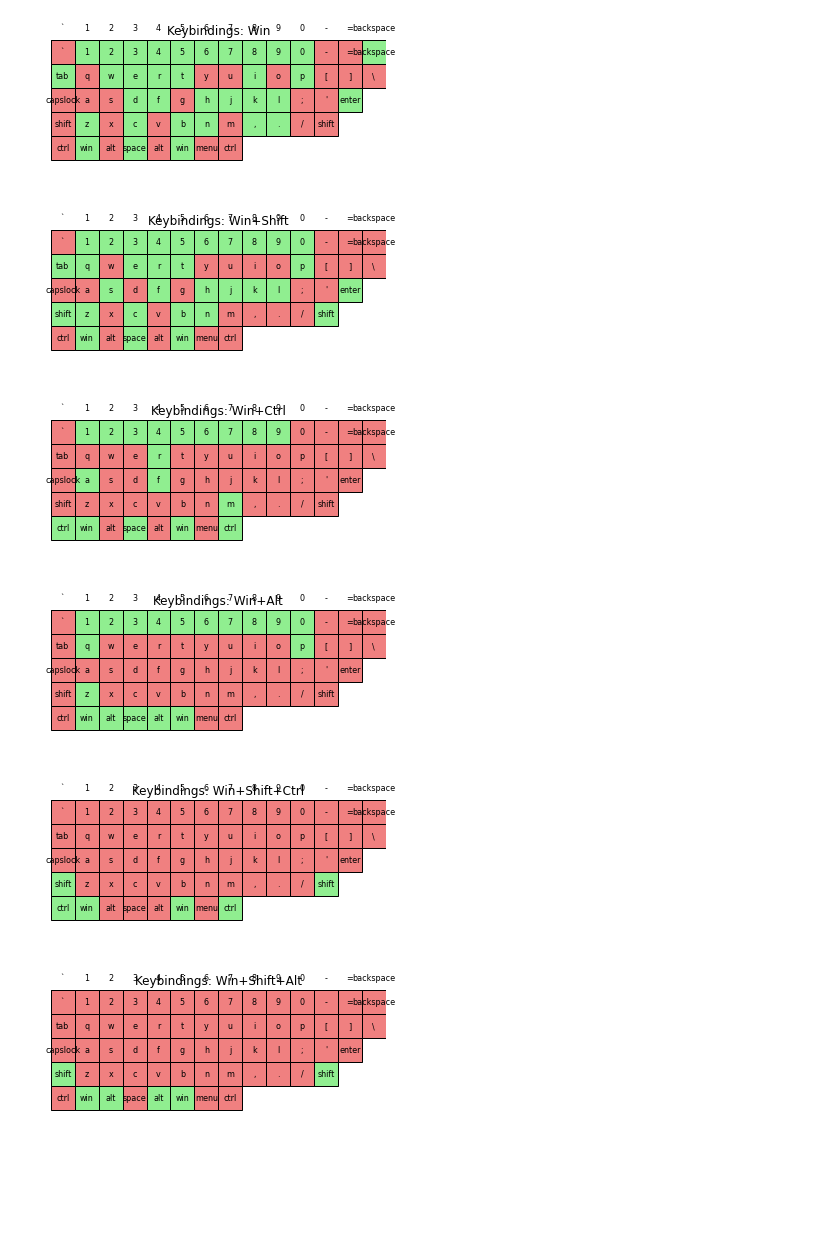
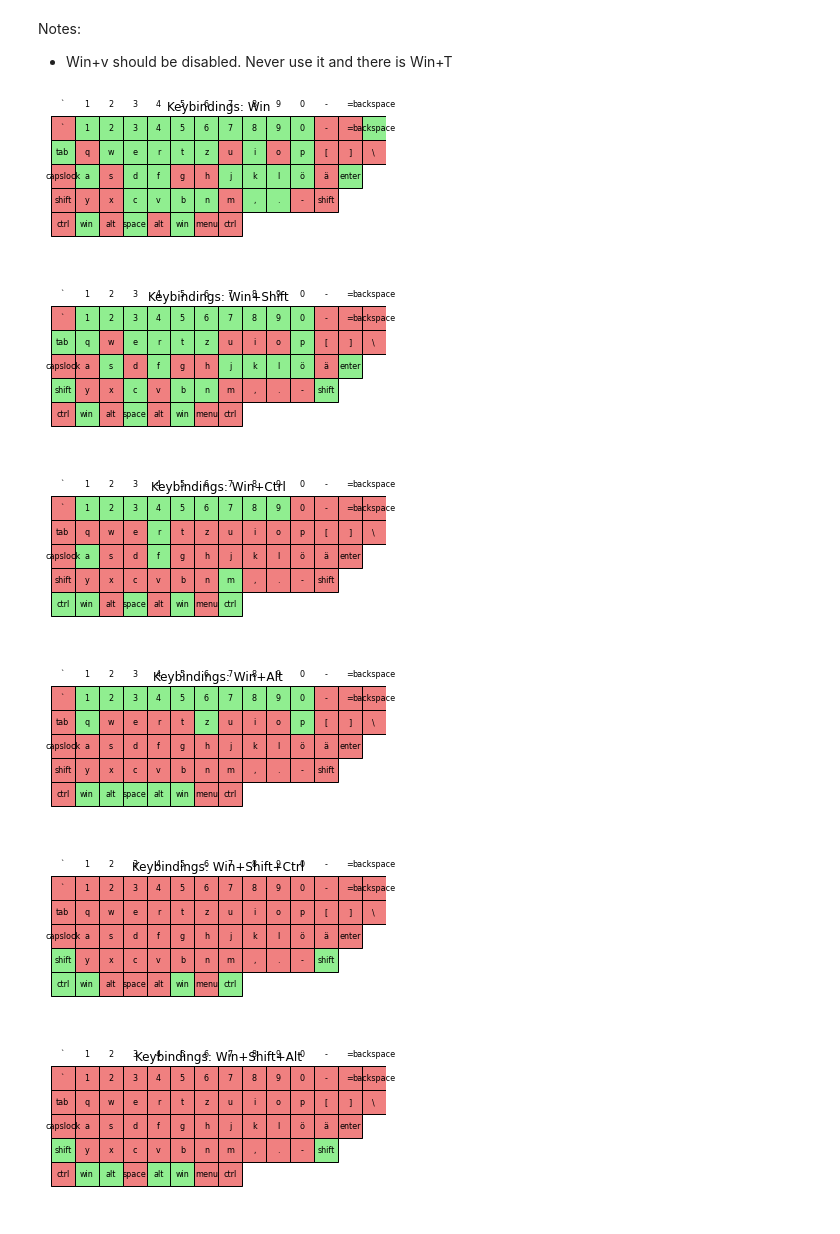
Before and after one commit to sonofhypnos/my-keyboard-layout, a Jupyter notebook: keyboard_layout.ipynb, the cells around one changed output. Drawn from its saved outputs; the diff is of its cells as text; code cells hidden in the pictures; blank space fills up the shorter version.

```diff
--- a/keyboard_layout.ipynb
+++ b/keyboard_layout.ipynb
@@ -244,3 +1,6 @@ keyboard_layout
+# %% [markdown]
+Notes:
+- Win+v should be disabled. Never use it and there is Win+T
 # %%
 import matplotlib.pyplot as plt
 from matplotlib.patches import Rectangle
@@ -274,9 +34,9 @@ keyboard_layout = [['`',
   '-',
   '=',
   'backspace'],
- ['tab', 'q', 'w', 'e', 'r', 't', 'y', 'u', 'i', 'o', 'p', '[', ']', '\\'],
- ['capslock', 'a', 's', 'd', 'f', 'g', 'h', 'j', 'k', 'l', ';', "'", 'enter'],
- ['shift', 'z', 'x', 'c', 'v', 'b', 'n', 'm', ',', '.', '/', 'shift'],
+ ['tab', 'q', 'w', 'e', 'r', 't', 'z', 'u', 'i', 'o', 'p', '[', ']', '\\'],
+ ['capslock', 'a', 's', 'd', 'f', 'g', 'h', 'j', 'k', 'l', 'ö', "ä", 'enter'],
+ ['shift', 'y', 'x', 'c', 'v', 'b', 'n', 'm', ',', '.', '-', 'shift'],
  ['ctrl', 'win', 'alt', 'space', 'alt', 'win', 'menu', 'ctrl']]
 # Define keybindings with expanded ranges
 keybindings = {
@@ -345,7 +105,7 @@ keybindings = {
     "Win+t": "Window Layout Mode",
     "Win+Shift+k": "Window Position Up",
     "Win+Shift+j": "Window Position Down",
-    "Win+Shift+h": "Window Position Left",
+    "Win+Shift+ö": "Window Position Left",
     "Win+Shift+l": "Window Position Right",
     "Win+Shift+↑": "Window Position Up",
     "Win+Shift+↓": "Window Position Down",
@@ -357,7 +117,7 @@ keybindings = {
     "Win+Shift+Tab": "Previous Workspace",
     "Win+k": "Relative Window Up",
     "Win+j": "Relative Window Down",
-    "Win+h": "Relative Window Left",
+    "Win+ö": "Relative Window Left",
     "Win+l": "Relative Window Right",
     "Win+↑": "Relative Window Up",
     "Win+↓": "Relative Window Down",
@@ -427,6 +187,9 @@ keybindings = {
 
     # Launch Applications
     "Win+c": "exec capture.sh -k 'n'",
+    "Win+v": "switch to vertical",
+    "Win+a" : "Focus parents",
+
 
 }
 
@@ -458,36 +221,36 @@ def draw_keyboard(layout, bindings, modifiers, title):
     for row in layout:
         x_offset = 0
         for key in row:
             full_binding = f"{modifiers}+{key}" in bindings
             #print(f"{modifiers[0]}+{key}")
             #print(bindings)
             is_modifier = key in modifiers.split("+")
 
             color = mapped_color if (full_binding or is_modifier) else unmapped_color
 
             rect = Rectangle((x_offset, -y_offset), key_width, key_height, facecolor=color, edgecolor="black")
             ax.add_patch(rect)
             plt.text(x_offset + key_width / 2, -y_offset + key_height / 2, key, ha="center", va="center", fontsize=8)
             x_offset += key_width
         y_offset += key_height
 
     ax.set_xlim(0, len(layout[0]))
     ax.set_ylim(-len(layout), 0)
     ax.set_aspect('equal')
     ax.axis('off')
     plt.title(title)
     plt.show()
 
 # Draw keyboard for each modifier combination
 for mod_name, mod_combination in modifier_combinations:
     #mod_list = mod_combination.split('+')
     #mod_list=[mod_name]
     keybindings = {k.lower():v for k,v in keybindings.items()}
     draw_keyboard(keyboard_layout, keybindings, mod_name.lower(), f"Keybindings: {mod_name}")
 # %% [output]
-[figure, old version]
+[figure, new version]
-[figure, old version]
+[figure, new version]
-[figure, old version]
+[figure, new version]
-[figure, old version]
+[figure, new version]
-[figure, old version]
+[figure, new version]
-[figure, old version]
+[figure, new version]
```
Also changed, not shown: parts of 5 cells of this notebook.
